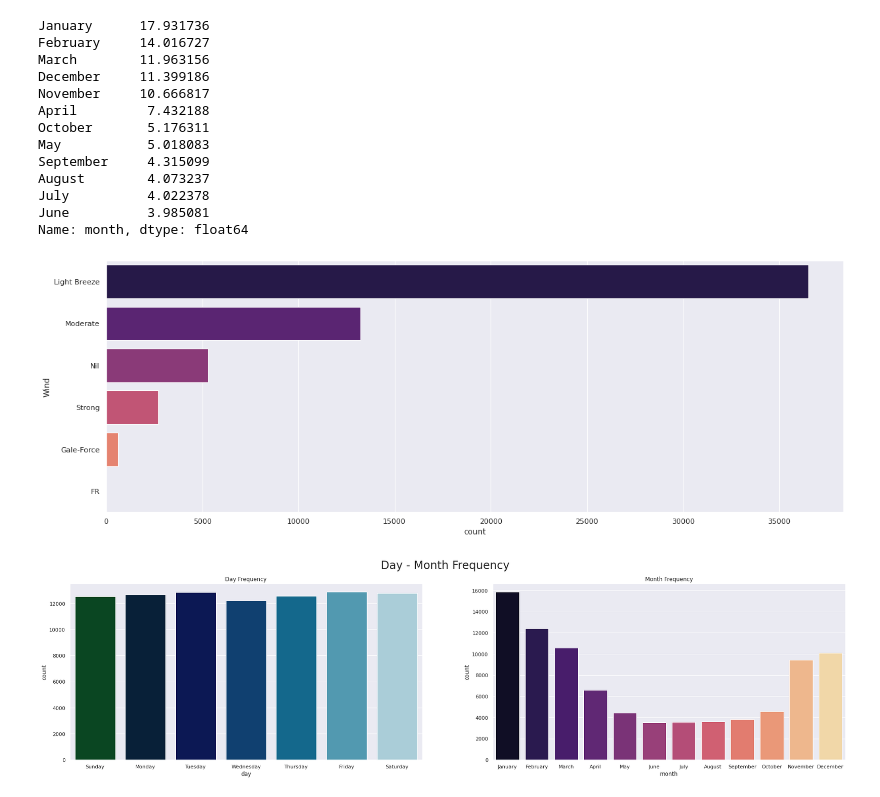
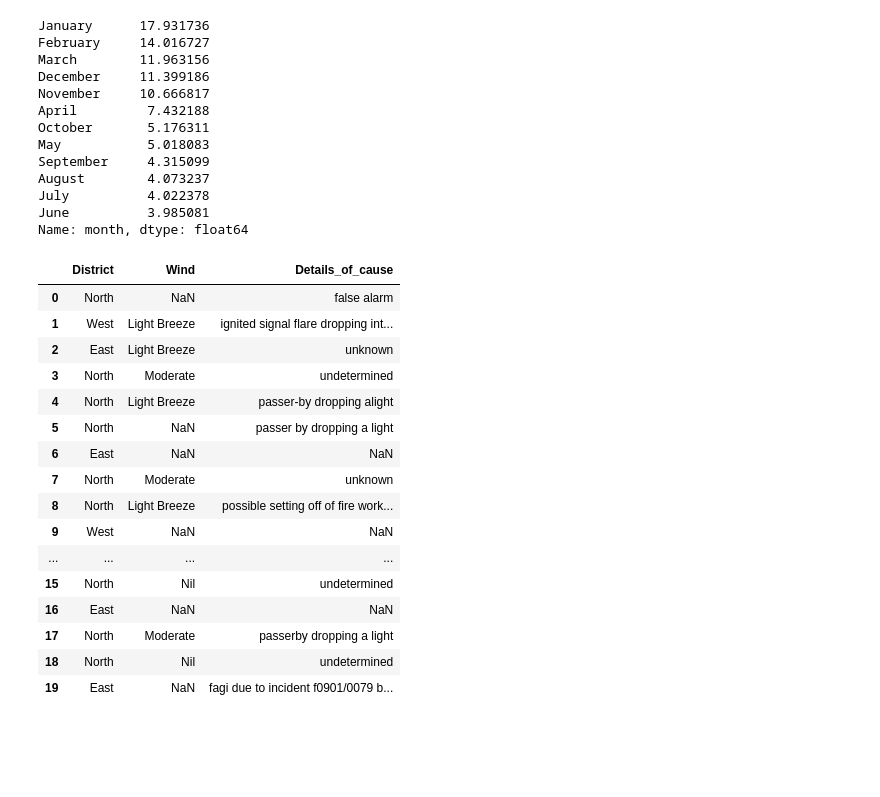
Before and after one commit to Chretien/Chretien, a Jupyter notebook: vegetation-fires-viz.ipynb, the cells around one changed output. Drawn from its saved outputs; the diff is of its cells as text; code cells hidden in the pictures; blank space fills up the shorter version.

```diff
--- a/vegetation-fires-viz.ipynb
+++ b/vegetation-fires-viz.ipynb
@@ -108,22 +108,25 @@ August        4.073237
 July          4.022378
 June          3.985081
 Name: month, dtype: float64
-# %%
-plt.figure(figsize=(20,7))
-sns.countplot(y='Wind', data=df2, palette='magma')
-plt.show()
-# %% [output]
-[figure, removed]
-# %%
-fig, axes = plt.subplots(1,2, figsize=(30,7))
-plt.suptitle('Day - Month Frequency',fontsize=24)
-sns.countplot(x='day', data=df2, ax=axes[0],palette='ocean', order=['Sunday','Monday',
-                                                                     'Tuesday','Wednesday',
-                                                                     'Thursday','Friday',
-                                                                    'Saturday'])
-axes[0].set_title('Day Frequency')
-sns.countplot(x='month', data=df2, ax=axes[1], palette='magma')
-axes[1].set_title('Month Frequency')
-plt.show()
-# %% [output]
-[figure, removed]
+# %%
+# So many different causes of the fire. Too many variations on the same event.
+df2.iloc[:,2] = df2.iloc[:,2].str.strip().str.lower()
+df2.iloc[:,:3].head(20)
+# %% [output]
+|  | District | Wind | Details_of_cause |
+| 0 | North | NaN | false alarm |
+| 1 | West | Light Breeze | ignited signal flare dropping int... |
+| 2 | East | Light Breeze | unknown |
+| 3 | North | Moderate | undetermined |
+| 4 | North | Light Breeze | passer-by dropping alight |
+| 5 | North | NaN | passer by dropping a light |
+| 6 | East | NaN | NaN |
+| 7 | North | Moderate | unknown |
+| 8 | North | Light Breeze | possible setting off of fire work... |
+| 9 | West | NaN | NaN |
+| ... | ... | ... | ... |
+| 15 | North | Nil | undetermined |
+| 16 | East | NaN | NaN |
+| 17 | North | Moderate | passerby dropping a light |
+| 18 | North | Nil | undetermined |
+| 19 | East | NaN | fagi due to incident f0901/0079 b... |
```
Also changed, not shown: parts of 11 cells of this notebook.
